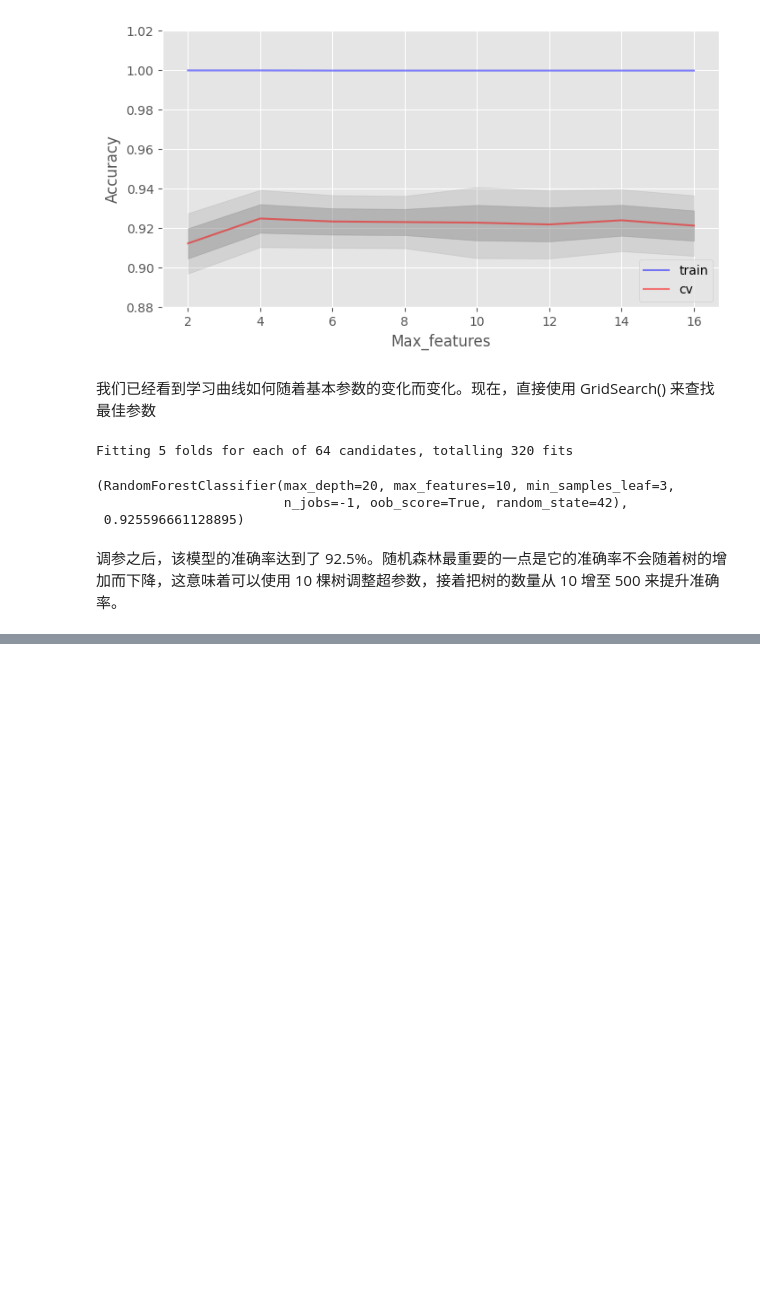
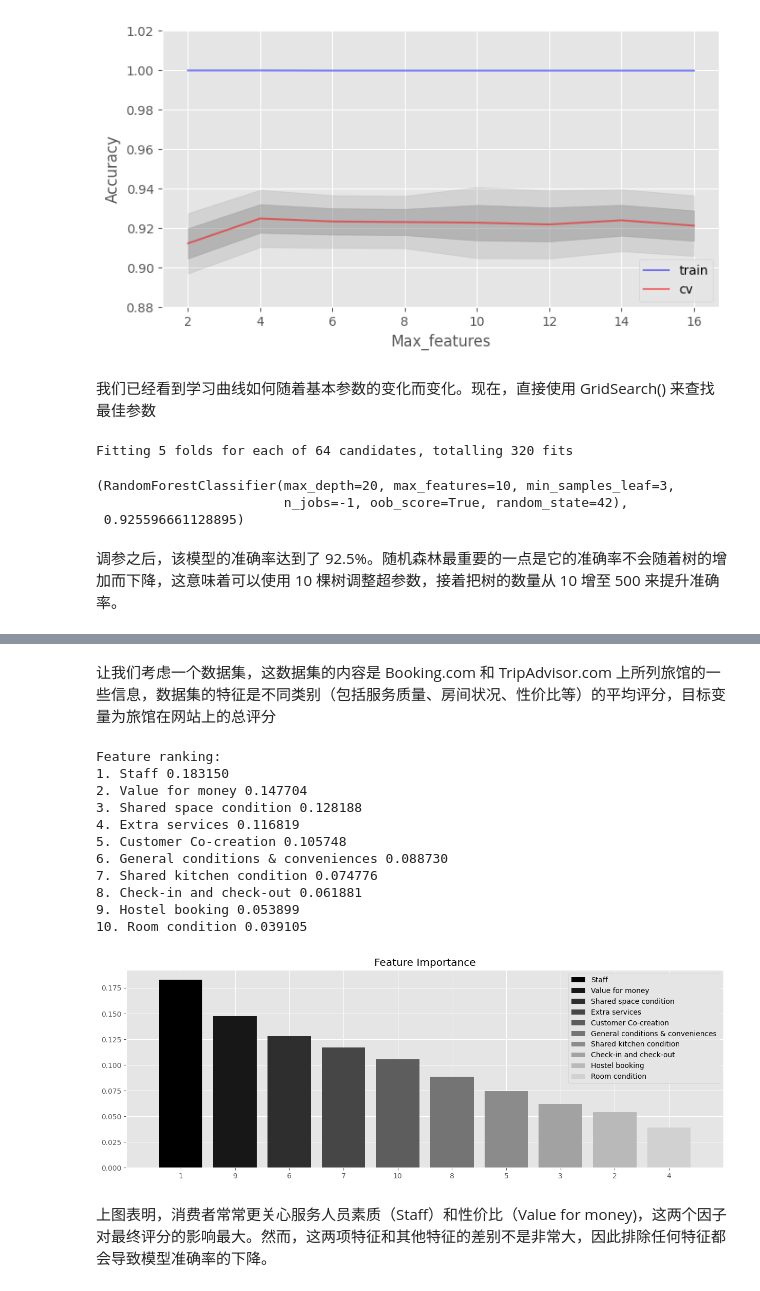
Before and after one commit to Zhu0yang/MachineLearning, a Jupyter notebook: 集成学习与随机森林方法.ipynb, the cells around one changed output, grey strips where cells are left out. Cells and saved outputs as stored; diff of their text form; code cells hidden in the pictures; blank space fills up the shorter version.

```diff
--- a/集成学习与随机森林方法.ipynb
+++ b/集成学习与随机森林方法.ipynb
@@ -469,0 +516,71 @@ Fitting 5 folds for each of 64 candidates, totalling 320 fits
+# %% [markdown]
+让我们考虑一个数据集，这数据集的内容是 Booking.com 和 TripAdvisor.com 上所列旅馆的一些信息，数据集的特征是不同类别（包括服务质量、房间状况、性价比等）的平均评分，目标变量为旅馆在网站上的总评分
+# %%
+import numpy as np
+import pandas as pd
+import seaborn as sns
+from matplotlib import pyplot as plt
+
+%matplotlib inline
+
+hostel_data = pd.read_csv(
+    "https://labfile.oss.aliyuncs.com/courses/1283/hostel_factors.csv")
+features = {"f1": u"Staff",
+            "f2": u"Hostel booking",
+            "f3": u"Check-in and check-out",
+            "f4": u"Room condition",
+            "f5": u"Shared kitchen condition",
+            "f6": u"Shared space condition",
+            "f7": u"Extra services",
+            "f8": u"General conditions & conveniences",
+            "f9": u"Value for money",
+            "f10": u"Customer Co-creation"}
+
+
+forest = RandomForestRegressor(n_estimators=1000, max_features=10,
+                               random_state=0)
+
+forest.fit(hostel_data.drop(['hostel', 'rating'], axis=1),
+           hostel_data['rating'])
+importances = forest.feature_importances_
+
+indices = np.argsort(importances)[::-1]
+
+# Plot feature importances
+num_to_plot = 10
+feature_indices = [ind+1 for ind in indices[:num_to_plot]]
+
+print("Feature ranking:")
+
+for f in range(num_to_plot):
+    print("%d. %s %f " % (f + 1,
+                          features["f"+str(feature_indices[f])],
+                          importances[indices[f]]))
+plt.figure(figsize=(15, 5))
+plt.title(u"Feature Importance")
+bars = plt.bar(range(num_to_plot),
+               importances[indices[:num_to_plot]],
+               color=([str(i/float(num_to_plot+1))
+                       for i in range(num_to_plot)]),
+               align="center")
+ticks = plt.xticks(range(num_to_plot),
+                   feature_indices)
+plt.xlim([-1, num_to_plot])
+plt.legend(bars, [u''.join(features["f"+str(i)])
+                  for i in feature_indices])
+plt.show()
+# %% [output]
+Feature ranking:
+1. Staff 0.183150
+2. Value for money 0.147704
+3. Shared space condition 0.128188
+4. Extra services 0.116819
+5. Customer Co-creation 0.105748
+6. General conditions & conveniences 0.088730
+7. Shared kitchen condition 0.074776
+8. Check-in and check-out 0.061881
+9. Hostel booking 0.053899
+10. Room condition 0.039105
+[figure, added]
+# %% [markdown]
+上图表明，消费者常常更关心服务人员素质（Staff）和性价比（Value for money)，这两个因子对最终评分的影响最大。然而，这两项特征和其他特征的差别不是非常大，因此排除任何特征都会导致模型准确率的下降。
```
Also changed, not shown: parts of 5 cells of this notebook.
